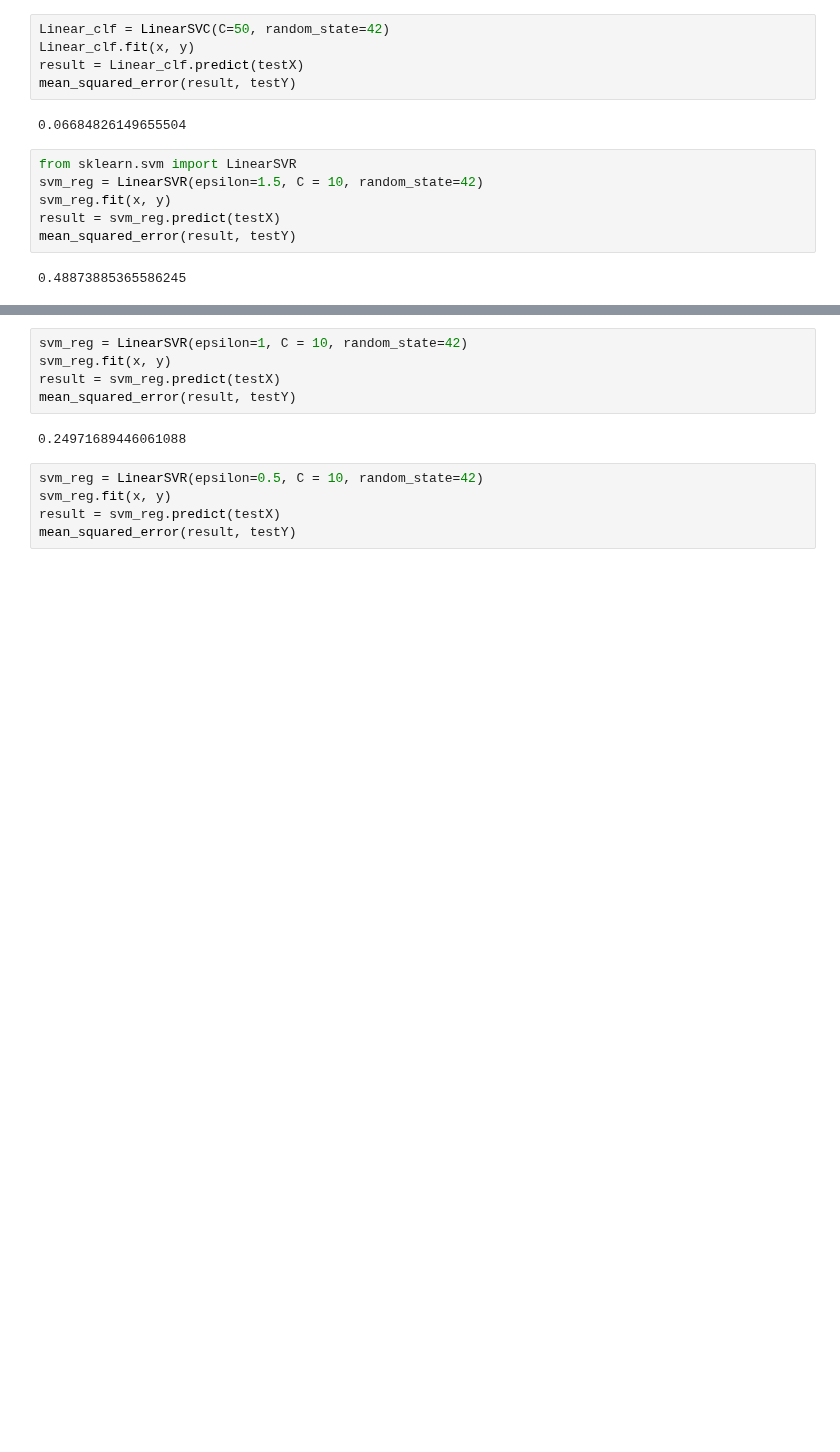
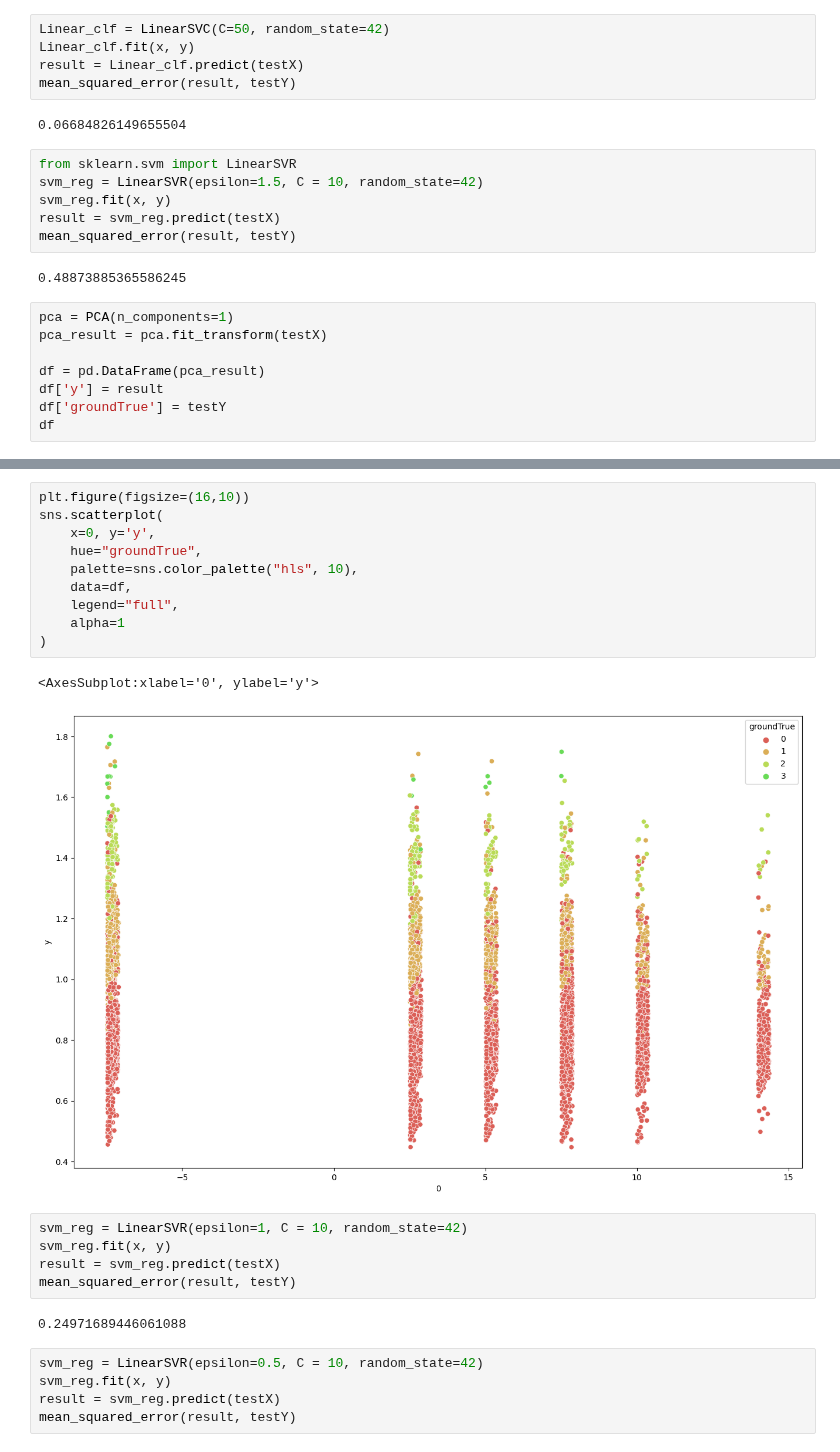
Before and after one commit to ecdison/Group9_MachineLearningHC, a Jupyter notebook: SVM.ipynb, the cells around one changed output, grey strips where cells are left out. Saved outputs shown, nothing was run; the diff lists cells and outputs as text; blank space fills up the shorter version.

Commit message:
SVM visualization

```diff
--- a/SVM.ipynb
+++ b/SVM.ipynb
@@ -69,3 +79,11 @@ result = svm_reg.predict(testX)
 mean_squared_error(result, testY)
 # %% [output]
 0.48873885365586245
+# %%
+pca = PCA(n_components=1)
+pca_result = pca.fit_transform(testX)
+
+df = pd.DataFrame(pca_result)
+df['y'] = result
+df['groundTrue'] = testY
+df
@@ -72,3 +104,16 @@ mean_squared_error(result, testY)
+# %%
+plt.figure(figsize=(16,10))
+sns.scatterplot(
+    x=0, y='y',
+    hue="groundTrue",
+    palette=sns.color_palette("hls", 10),
+    data=df,
+    legend="full",
+    alpha=1
+)
+# %% [output]
+<AxesSubplot:xlabel='0', ylabel='y'>
+[figure, added]
 # %%
 svm_reg = LinearSVR(epsilon=1, C = 10, random_state=42)
 svm_reg.fit(x, y)
```
Also changed, not shown: parts of 8 cells of this notebook.
